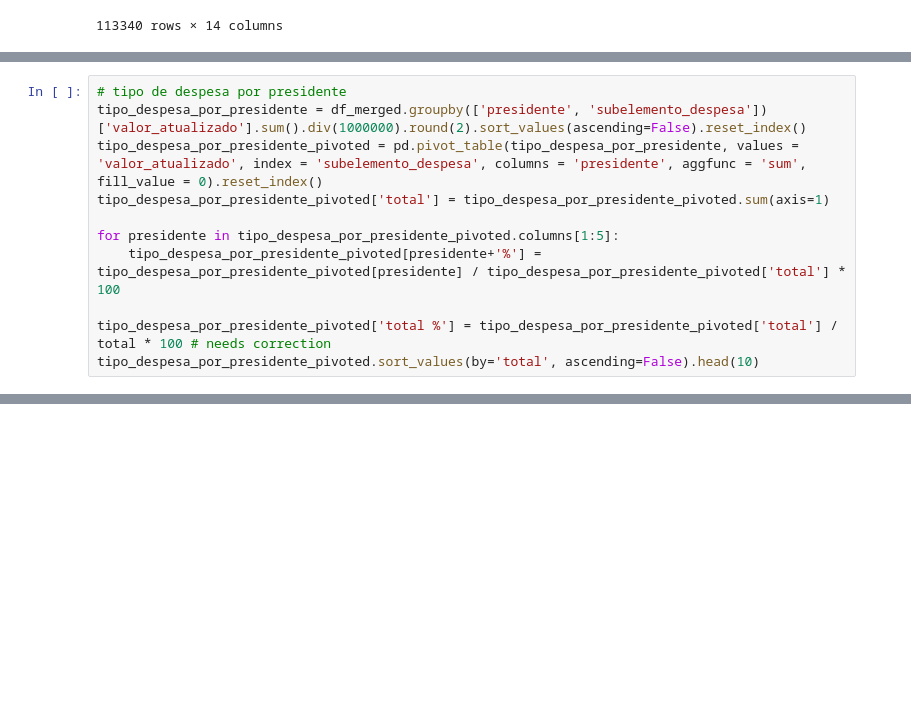
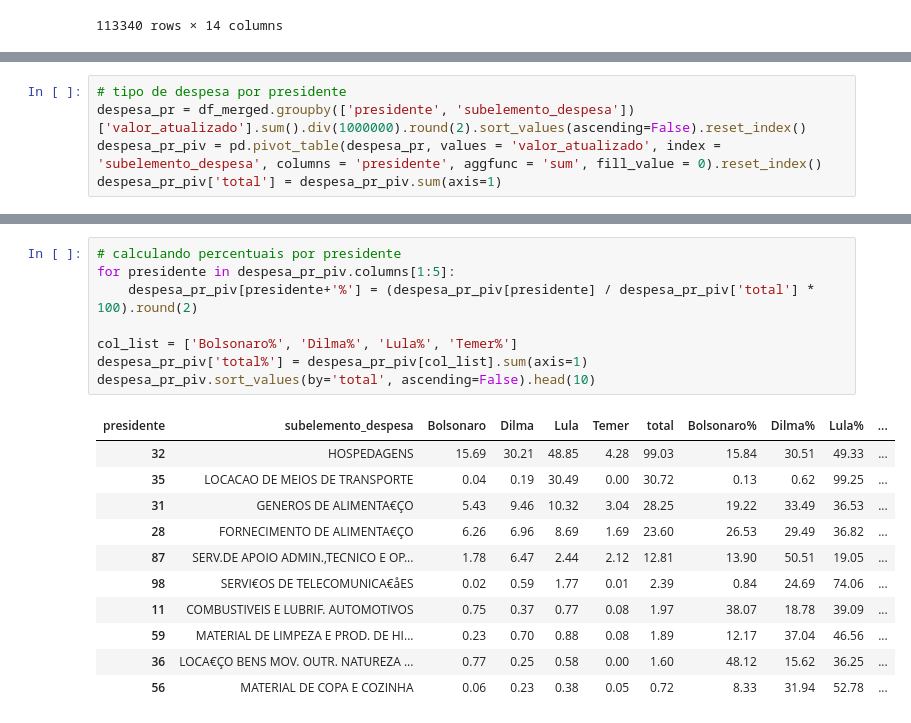
Before and after one commit to felipereis150/gastos_presidenciais, a Jupyter notebook: main.ipynb, the cells around one changed output, grey strips where cells are left out. Drawn from its saved outputs; the diff is of its cells as text; blank space fills up the shorter version.

Commit message:
style: shorter variable names and minor corrections

```diff
--- a/main.ipynb
+++ b/main.ipynb
@@ -138,12 +125,6 @@ valor_medio_gasto_por_mandato
 | 3 | Temer | 11.62 | 2 | 0.5 | 23.240000 |
 # %%
 # tipo de despesa por presidente
-tipo_despesa_por_presidente = df_merged.groupby(['presidente', 'subelemento_despesa'])['valor_atualizado'].sum().div(1000000).round(2).sort_values(ascending=False).reset_index()
-tipo_despesa_por_presidente_pivoted = pd.pivot_table(tipo_despesa_por_presidente, values = 'valor_atualizado', index = 'subelemento_despesa', columns = 'presidente', aggfunc = 'sum', fill_value = 0).reset_index()
-tipo_despesa_por_presidente_pivoted['total'] = tipo_despesa_por_presidente_pivoted.sum(axis=1)
-
-for presidente in tipo_despesa_por_presidente_pivoted.columns[1:5]:
-    tipo_despesa_por_presidente_pivoted[presidente+'%'] = tipo_despesa_por_presidente_pivoted[presidente] / tipo_despesa_por_presidente_pivoted['total'] * 100
-
-tipo_despesa_por_presidente_pivoted['total %'] = tipo_despesa_por_presidente_pivoted['total'] / total * 100 # needs correction
-tipo_despesa_por_presidente_pivoted.sort_values(by='total', ascending=False).head(10)
+despesa_pr = df_merged.groupby(['presidente', 'subelemento_despesa'])['valor_atualizado'].sum().div(1000000).round(2).sort_values(ascending=False).reset_index()
+despesa_pr_piv = pd.pivot_table(despesa_pr, values = 'valor_atualizado', index = 'subelemento_despesa', columns = 'presidente', aggfunc = 'sum', fill_value = 0).reset_index()
+despesa_pr_piv['total'] = despesa_pr_piv.sum(axis=1)
@@ -162,2 +131,22 @@ tipo_despesa_por_presidente_pivoted.sort_values(by='total', ascending=False).hea
+# %%
+# calculando percentuais por presidente
+for presidente in despesa_pr_piv.columns[1:5]:
+    despesa_pr_piv[presidente+'%'] = (despesa_pr_piv[presidente] / despesa_pr_piv['total'] * 100).round(2)
+
+col_list = ['Bolsonaro%', 'Dilma%', 'Lula%', 'Temer%']
+despesa_pr_piv['total%'] = despesa_pr_piv[col_list].sum(axis=1)
+despesa_pr_piv.sort_values(by='total', ascending=False).head(10)
+# %% [output]
+| presidente | subelemento_despesa | Bolsonaro | Dilma | Lula | Temer | total | Bolsonaro% | Dilma% | Lula% | ... |
+| 32 | HOSPEDAGENS | 15.69 | 30.21 | 48.85 | 4.28 | 99.03 | 15.84 | 30.51 | 49.33 | ... |
+| 35 | LOCACAO DE MEIOS DE TRANSPORTE | 0.04 | 0.19 | 30.49 | 0.00 | 30.72 | 0.13 | 0.62 | 99.25 | ... |
+| 31 | GENEROS DE ALIMENTA€ÇO | 5.43 | 9.46 | 10.32 | 3.04 | 28.25 | 19.22 | 33.49 | 36.53 | ... |
+| 28 | FORNECIMENTO DE ALIMENTA€ÇO | 6.26 | 6.96 | 8.69 | 1.69 | 23.60 | 26.53 | 29.49 | 36.82 | ... |
+| 87 | SERV.DE APOIO ADMIN.,TECNICO E OP... | 1.78 | 6.47 | 2.44 | 2.12 | 12.81 | 13.90 | 50.51 | 19.05 | ... |
+| 98 | SERVI€OS DE TELECOMUNICA€åES | 0.02 | 0.59 | 1.77 | 0.01 | 2.39 | 0.84 | 24.69 | 74.06 | ... |
+| 11 | COMBUSTIVEIS E LUBRIF. AUTOMOTIVOS | 0.75 | 0.37 | 0.77 | 0.08 | 1.97 | 38.07 | 18.78 | 39.09 | ... |
+| 59 | MATERIAL DE LIMPEZA E PROD. DE HI... | 0.23 | 0.70 | 0.88 | 0.08 | 1.89 | 12.17 | 37.04 | 46.56 | ... |
+| 36 | LOCA€ÇO BENS MOV. OUTR. NATUREZA ... | 0.77 | 0.25 | 0.58 | 0.00 | 1.60 | 48.12 | 15.62 | 36.25 | ... |
+| 56 | MATERIAL DE COPA E COZINHA | 0.06 | 0.23 | 0.38 | 0.05 | 0.72 | 8.33 | 31.94 | 52.78 | ... |
 # %%
 # tipo de despesa mais frequente
```
Also changed, not shown: parts of 11 cells of this notebook.
